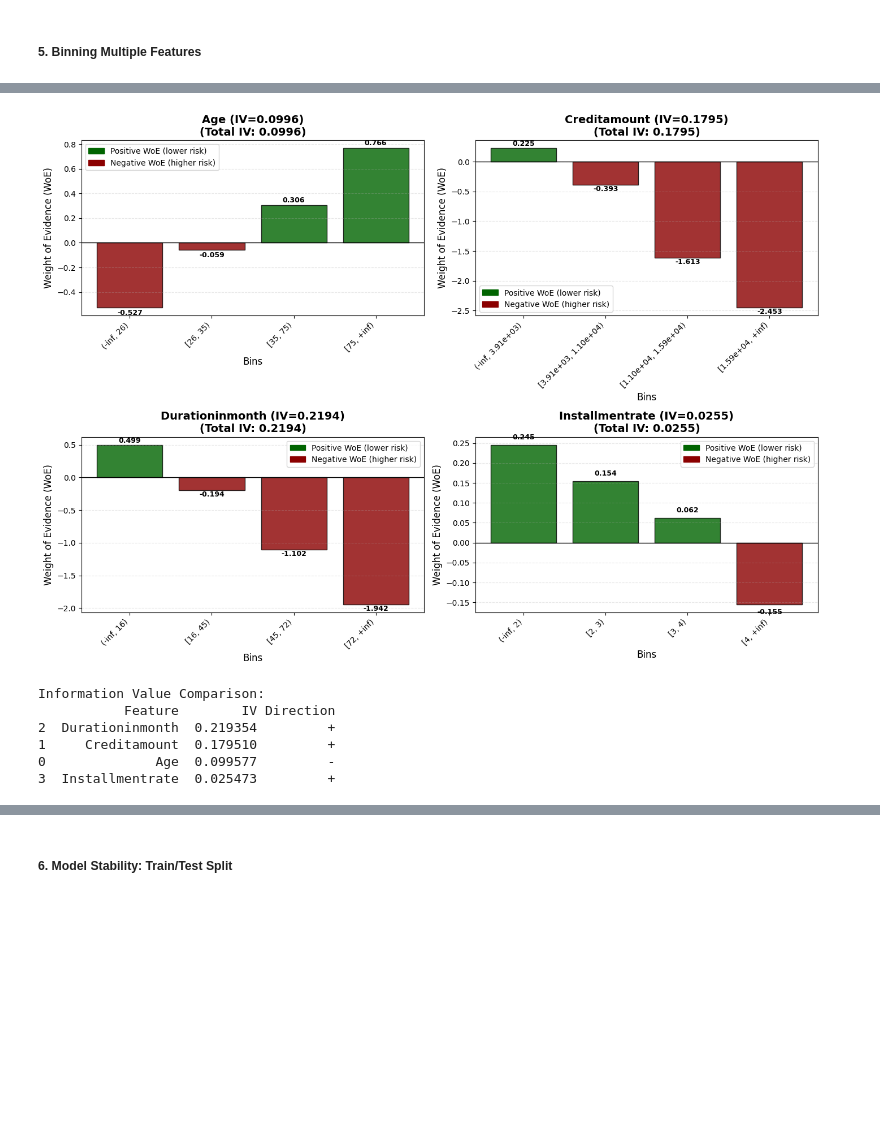
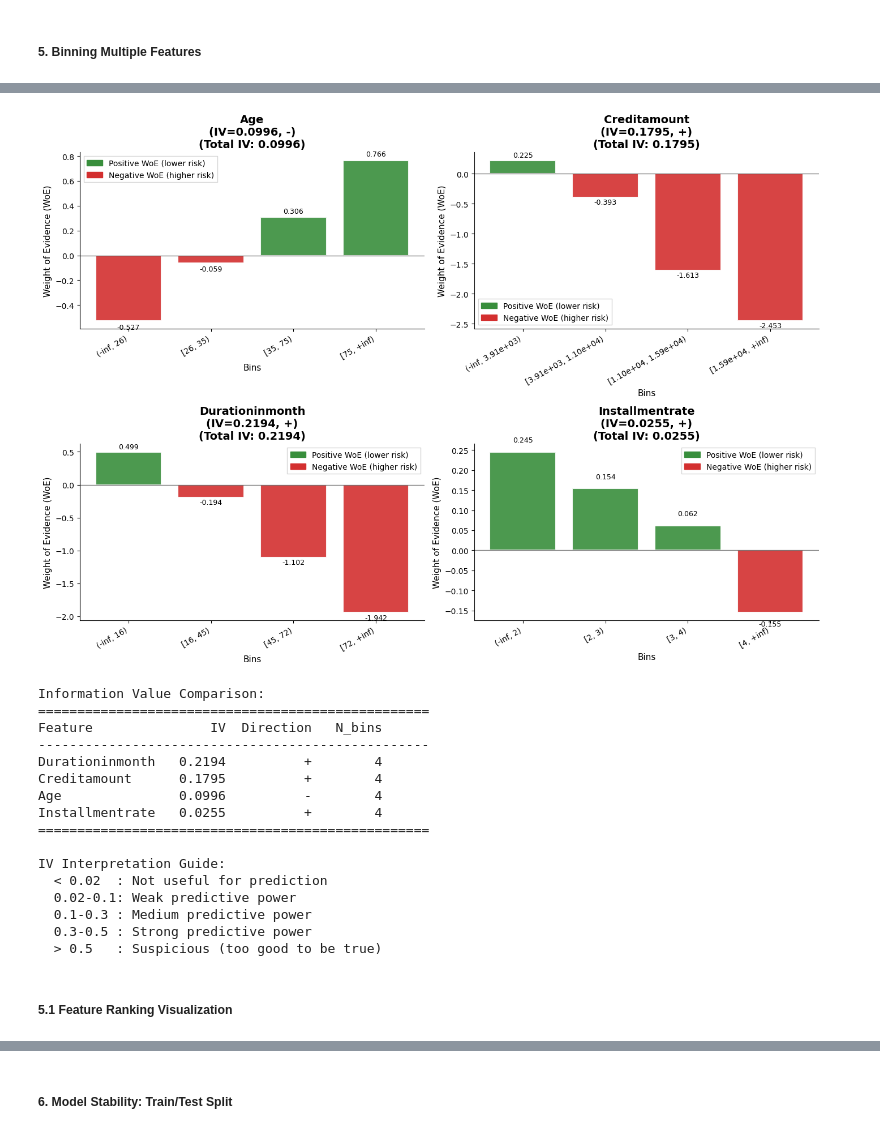
Before and after one commit to ChenTaHung/Monotonic-Optimal-Binning, a Jupyter notebook: examples/German Credit Data - Binary Target.ipynb, the cells around one changed output, grey strips where cells are left out. Drawn from its saved outputs; the diff is of its cells as text; code cells hidden in the pictures; blank space fills up the shorter version.

```diff
--- a/examples/German Credit Data - Binary Target.ipynb
+++ b/examples/German Credit Data - Binary Target.ipynb
@@ -136,7 +223,7 @@ Compression ratio: 7.57
 ##### 3.2 Binning Results and WoE Analysis
 # %%
 # Get binning summary
-summary = age_binner.summary_()
+summary = duration_binner.summary_()
 print("\nBinning Summary:")
 print(summary)
 
@@ -202,17 +293,18 @@ Let's see how different constraints affect the binning:
 # %%
 # Compare different constraint settings
 constraint_sets = [
-    {'name': 'Fewer bins', 'max_bins': 4, 'min_bins': 2},
-    {'name': 'More bins', 'max_bins': 8, 'min_bins': 5},
-    {'name': 'Larger min samples', 'max_bins': 6, 'min_samples': 0.10}
+    {'name': 'Fewer bins', 'params': {'max_bins': 4, 'min_bins': 2}},
+    {'name': 'More bins', 'params': {'max_bins': 8, 'min_bins': 5}},
+    {'name': 'Larger min samples', 'params': {'max_bins': 6, 'min_samples': 0.10}}
 ]
 
 fig, axes = plt.subplots(1, 3, figsize=(18, 5))
 
 for idx, const_dict in enumerate(constraint_sets):
     # Create constraints
-    name = const_dict.pop('name')
-    const = BinningConstraints(**const_dict)
+    name = const_dict['name']
+    params = const_dict['params']
+    const = BinningConstraints(**params)
 
     # Fit binner
     binner = MonotonicBinner(df=df, x='Age', y='default', constraints=const)
@@ -249,10 +375,17 @@ for idx, feature in enumerate(numeric_features):
     # Get summary and IV
     summary = binner.summary_()
     total_iv = summary['iv'].sum()
-    iv_results.append({'Feature': feature, 'IV': total_iv, 'Direction': binner.resolved_sign_})
+    iv_results.append({
+        'Feature': feature,
+        'IV': total_iv,
+        'Direction': binner.resolved_sign_,
+        'N_bins': len(binner.bins_())
+    })
 
-    # Plot WoE
-    plot_woe_bars(summary, ax=axes[idx], title=f'{feature} (IV={total_iv:.4f})')
+    # Plot WoE with custom styling
+    plot_woe_bars(summary, ax=axes[idx],
+                  title=f'{feature}\n(IV={total_iv:.4f}, {binner.resolved_sign_})',
+                  show_values=True, rotation=30)
 
 plt.tight_layout()
 plt.show()
@@ -260,5 +393,18 @@ plt.show()
 # Display IV comparison
 iv_df = pd.DataFrame(iv_results).sort_values('IV', ascending=False)
 print("\nInformation Value Comparison:")
-print(iv_df)
+print("="*50)
+print(f"{'Feature':<15} {'IV':>8} {'Direction':>10} {'N_bins':>8}")
+print("-"*50)
+for _, row in iv_df.iterrows():
+    print(f"{row['Feature']:<15} {row['IV']:>8.4f} {row['Direction']:>10} {row['N_bins']:>8}")
+print("="*50)
+
+# IV interpretation guide
+print("\nIV Interpretation Guide:")
+print("  < 0.02  : Not useful for prediction")
+print("  0.02-0.1: Weak predictive power")
+print("  0.1-0.3 : Medium predictive power")
+print("  0.3-0.5 : Strong predictive power")
+print("  > 0.5   : Suspicious (too good to be true)")
 # %% [output]
@@ -268,7 +414,19 @@ print(iv_df)
-[figure, old version]
+[figure, new version]
 Information Value Comparison:
-           Feature        IV Direction
-2  Durationinmonth  0.219354         +
-1     Creditamount  0.179510         +
-0              Age  0.099577         -
-3  Installmentrate  0.025473         +
+==================================================
+Feature               IV  Direction   N_bins
+--------------------------------------------------
+Durationinmonth   0.2194          +        4
+Creditamount      0.1795          +        4
+Age               0.0996          -        4
+Installmentrate   0.0255          +        4
+==================================================
+
+IV Interpretation Guide:
+  < 0.02  : Not useful for prediction
+  0.02-0.1: Weak predictive power
+  0.1-0.3 : Medium predictive power
+  0.3-0.5 : Strong predictive power
+  > 0.5   : Suspicious (too good to be true)
+# %% [markdown]
+##### 5.1 Feature Ranking Visualization
```
Also changed, not shown: parts of 26 cells of this notebook, 4 other files.
